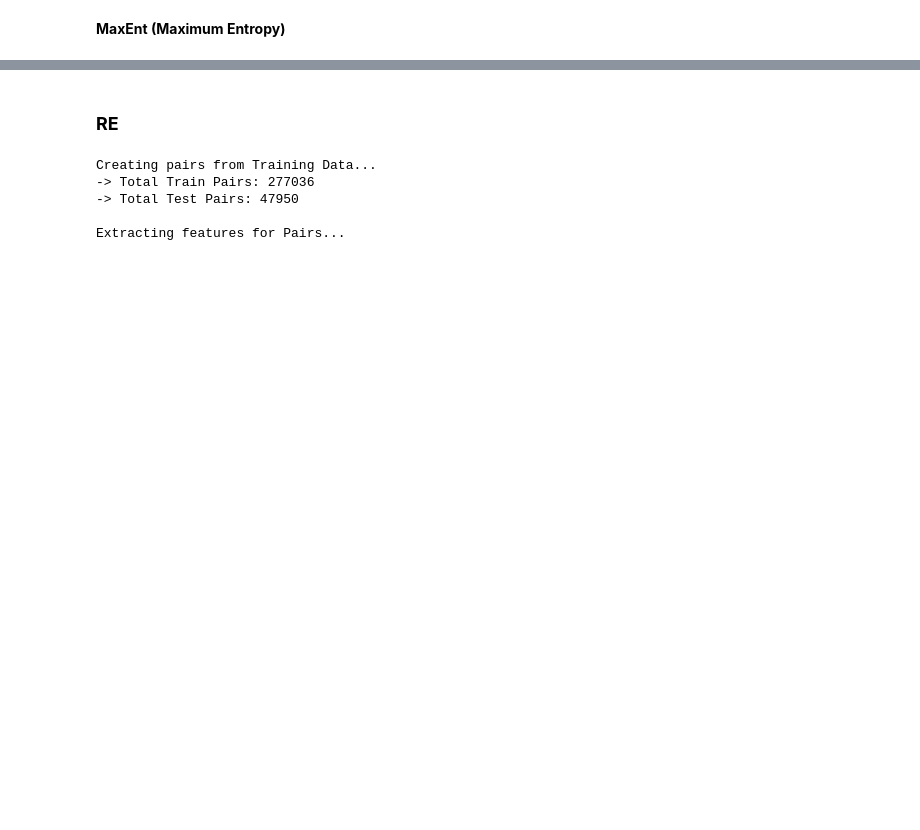
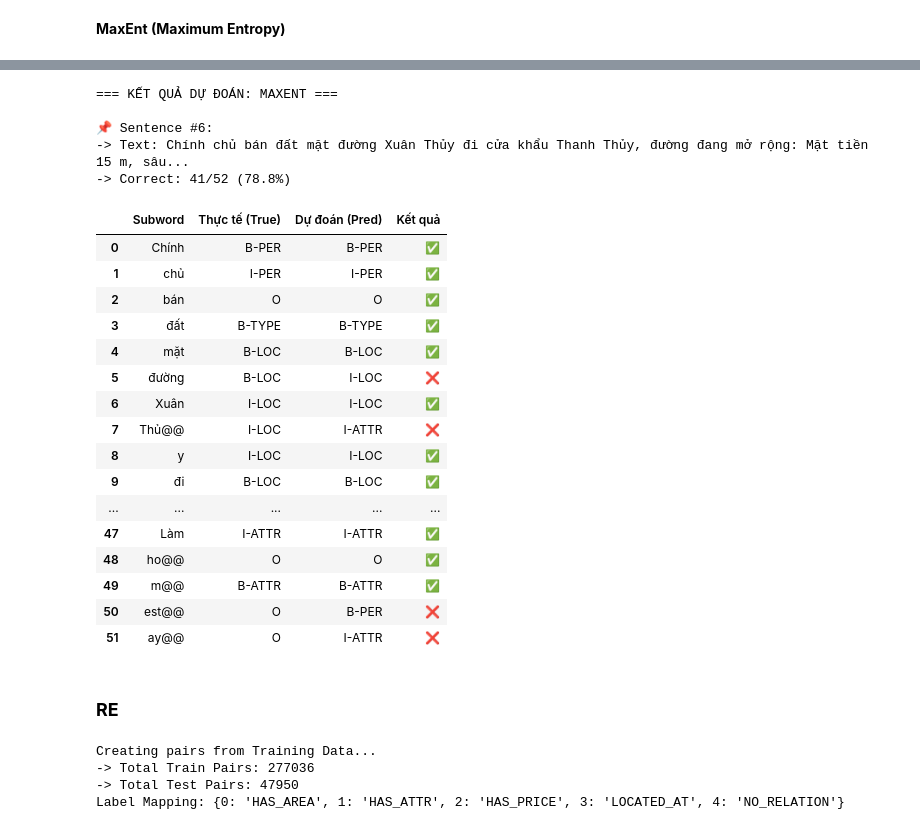
Before and after one commit to Tommyhuy1705/Comparative_ML_Deep_Learning_Approaches_for_Information_Extraction_in_Real_Estate, a Jupyter notebook: notebooks/02_Exp_Machine_Learning.ipynb, the cells around one changed output, grey strips where cells are left out. Cells and saved outputs as stored; diff of their text form; code cells hidden in the pictures; blank space fills up the shorter version.

```diff
--- a/notebooks/02_Exp_Machine_Learning.ipynb
+++ b/notebooks/02_Exp_Machine_Learning.ipynb
@@ -368,0 +288,4 @@ Visualizing NER Predictions for Maxent Model
+# %%
+print("Training MaxEnt Model")
+maxent = FlatModelWrapper('maxent', config.get('maxent', {}))
+maxent.train(X_train_ner, y_train_ner)
@@ -369,19 +425,36 @@ Visualizing NER Predictions for Maxent Model
+# %%
+print("\n=== KẾT QUẢ DỰ ĐOÁN: MAXENT ===")
+y_pred_maxent = maxent.predict(X_test_ner)
+visualize_ner_predictions_ml(
+    test_json,
+    y_test_tags,
+    y_pred_maxent,
+    id2label,
+    tokenizer,
+    num_samples=1
+)
+# %% [output]
+=== KẾT QUẢ DỰ ĐOÁN: MAXENT ===
+
+📌 Sentence #6:
+-> Text: Chính chủ bán đất mặt đường Xuân Thủy đi cửa khẩu Thanh Thủy, đường đang mở rộng: Mặt tiền 15 m, sâu...
+-> Correct: 41/52 (78.8%)
+|  | Subword | Thực tế (True) | Dự đoán (Pred) | Kết quả |
+| 0 | Chính | B-PER | B-PER | ✅ |
+| 1 | chủ | I-PER | I-PER | ✅ |
+| 2 | bán | O | O | ✅ |
+| 3 | đất | B-TYPE | B-TYPE | ✅ |
+| 4 | mặt | B-LOC | B-LOC | ✅ |
+| 5 | đường | B-LOC | I-LOC | ❌ |
+| 6 | Xuân | I-LOC | I-LOC | ✅ |
+| 7 | Thủ@@ | I-LOC | I-ATTR | ❌ |
+| 8 | y | I-LOC | I-LOC | ✅ |
+| 9 | đi | B-LOC | B-LOC | ✅ |
+| ... | ... | ... | ... | ... |
+| 47 | Làm | I-ATTR | I-ATTR | ✅ |
+| 48 | ho@@ | O | O | ✅ |
+| 49 | m@@ | B-ATTR | B-ATTR | ✅ |
+| 50 | est@@ | O | B-PER | ❌ |
+| 51 | ay@@ | O | I-ATTR | ❌ |
 # %% [markdown]
 ### **RE**
-# %%
-print("Creating pairs from Training Data...")
-# Lưu ý: train_json, test_json đã được load ở phần NER bên trên
-train_pairs = prepare_re_data_from_json(train_json)
-test_pairs = prepare_re_data_from_json(test_json)
-
-print(f"-> Total Train Pairs: {len(train_pairs)}")
-print(f"-> Total Test Pairs: {len(test_pairs)}")
-
-# 3. Trích xuất đặc trưng & Vector hóa
-print("\nExtracting features for Pairs...")
-# %% [output]
-Creating pairs from Training Data...
--> Total Train Pairs: 277036
--> Total Test Pairs: 47950
-
-Extracting features for Pairs...
@@ -408,3 +461,19 @@ X_test_re, y_test_re = extract_re_features(test_pairs)
+# %%
+print("Creating pairs from Training Data...")
+train_pairs = prepare_re_data_from_json(train_json)
+test_pairs = prepare_re_data_from_json(test_json)
+
+print(f"-> Total Train Pairs: {len(train_pairs)}")
+print(f"-> Total Test Pairs: {len(test_pairs)}")
+
+all_labels = sorted(list(set([p['label'] for p in train_pairs])))
+re_id2label = {i: label for i, label in enumerate(all_labels)}
+print("Label Mapping:", re_id2label)
+# %% [output]
+Creating pairs from Training Data...
+-> Total Train Pairs: 277036
+-> Total Test Pairs: 47950
+Label Mapping: {0: 'HAS_AREA', 1: 'HAS_ATTR', 2: 'HAS_PRICE', 3: 'LOCATED_AT', 4: 'NO_RELATION'}
 # %%
 print("Training SVM for RE")
 svm = RelationExtractionModel('svm', config.get('svm', {}))
```
Also changed, not shown: parts of 43 cells of this notebook, 1 other file.
